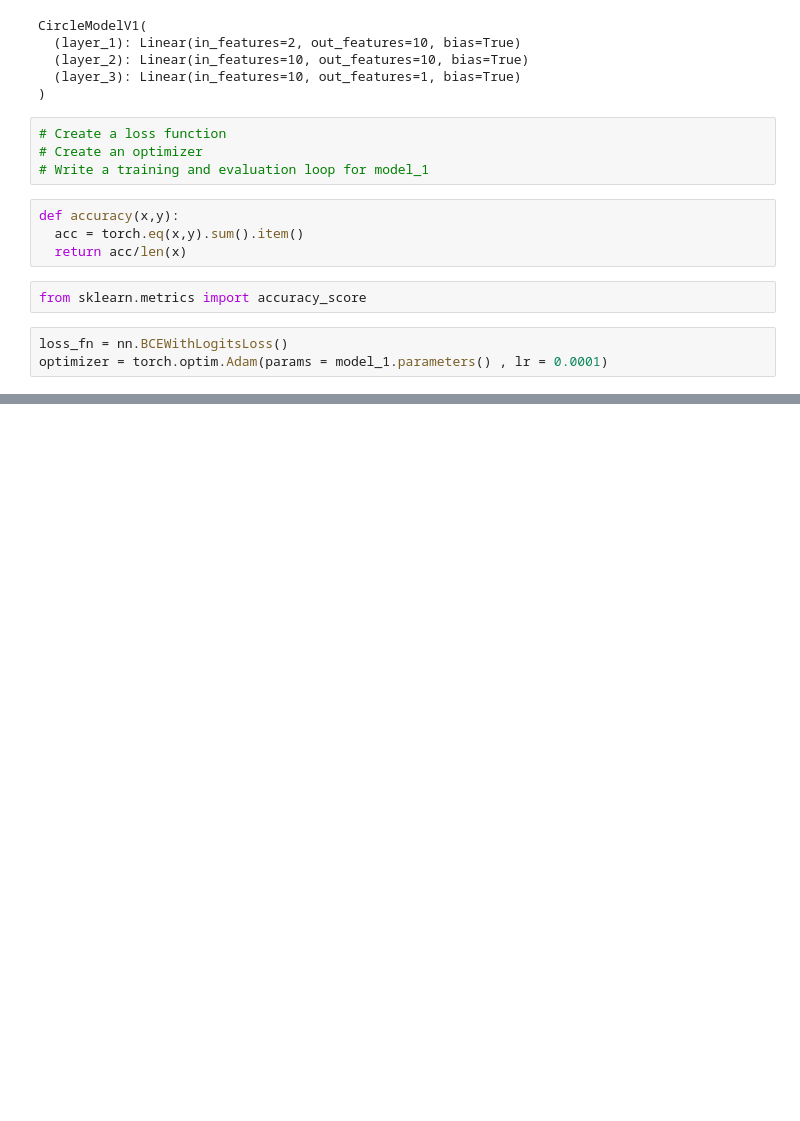
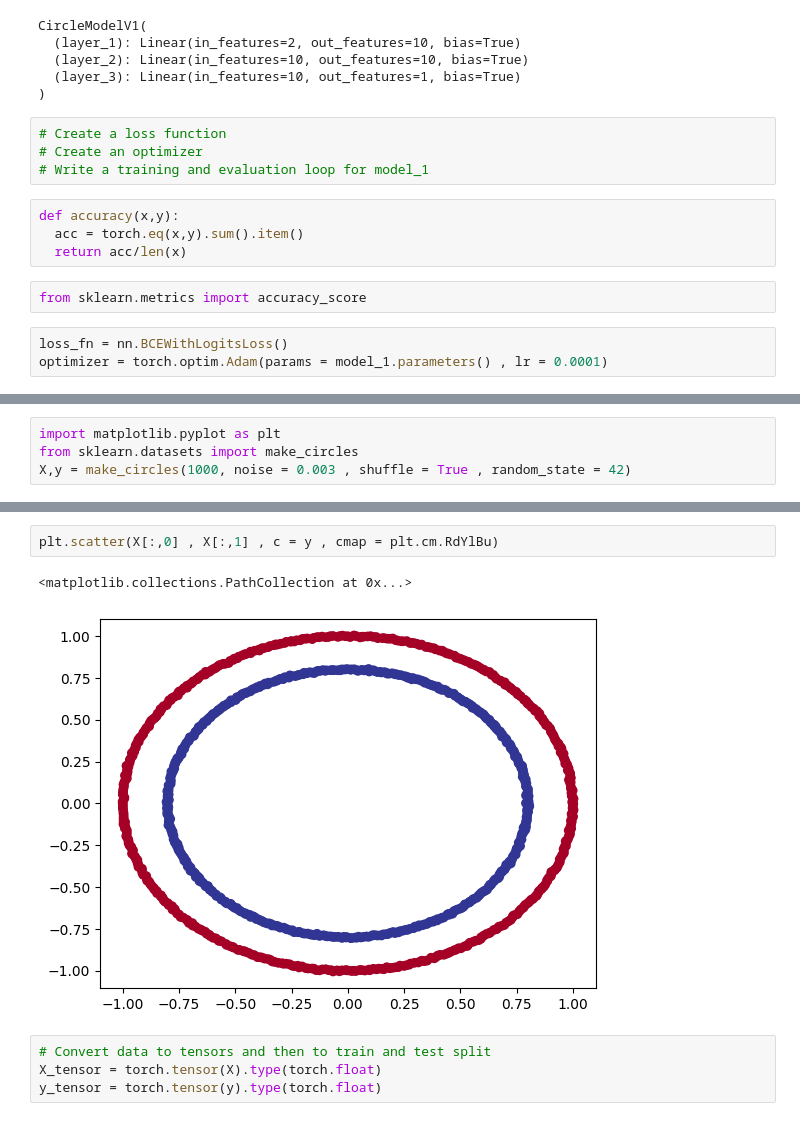
Before and after one commit to Pdinesh-k/NeuralNetworks, a Jupyter notebook: NeuralNetworkClassification_with_Pytorch.ipynb, the cells around one changed output, grey strips where cells are left out. Saved outputs shown, nothing was run; the diff lists cells and outputs as text; blank space fills up the shorter version.

```diff
--- a/NeuralNetworkClassification_with_Pytorch.ipynb
+++ b/NeuralNetworkClassification_with_Pytorch.ipynb
@@ -474,0 +479,4 @@ Loss of test is 0.7509140968322754
+# %%
+import matplotlib.pyplot as plt
+from sklearn.datasets import make_circles
+X,y = make_circles(1000, noise = 0.003 , shuffle = True , random_state = 42)
@@ -474,0 +497,9 @@ Loss of test is 0.7509140968322754
+# %%
+plt.scatter(X[:,0] , X[:,1] , c = y , cmap = plt.cm.RdYlBu)
+# %% [output]
+<matplotlib.collections.PathCollection at 0x...>
+[figure, added]
+# %%
+# Convert data to tensors and then to train and test split
+X_tensor = torch.tensor(X).type(torch.float)
+y_tensor = torch.tensor(y).type(torch.float)
```
Also changed, not shown: parts of 28 cells of this notebook.
